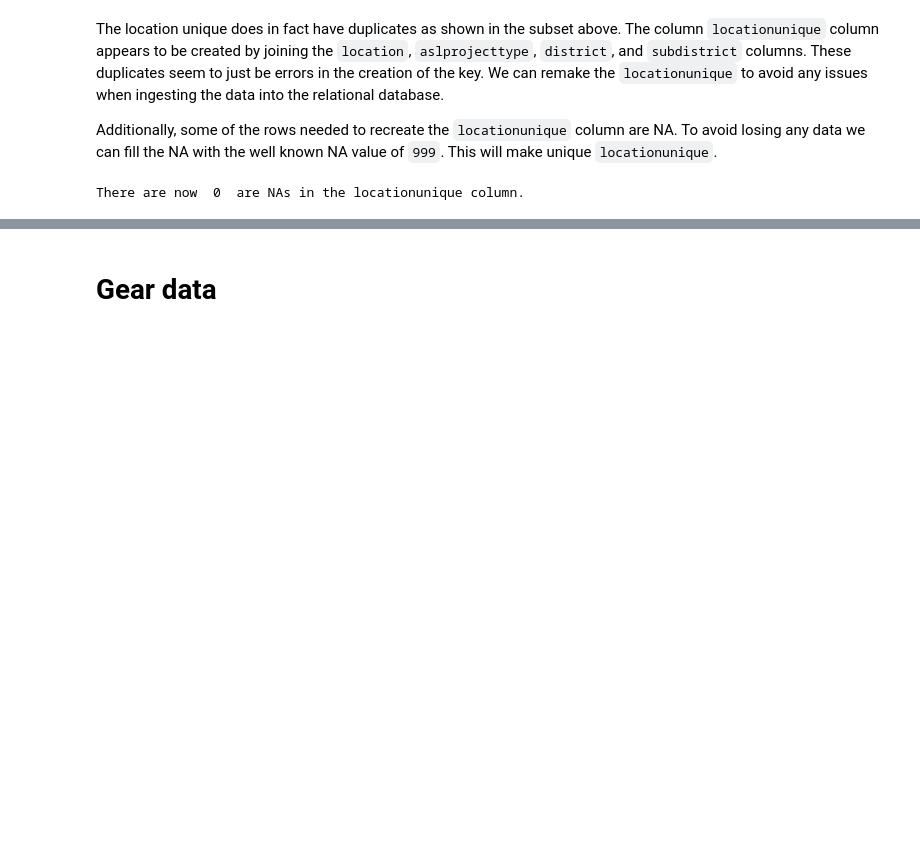
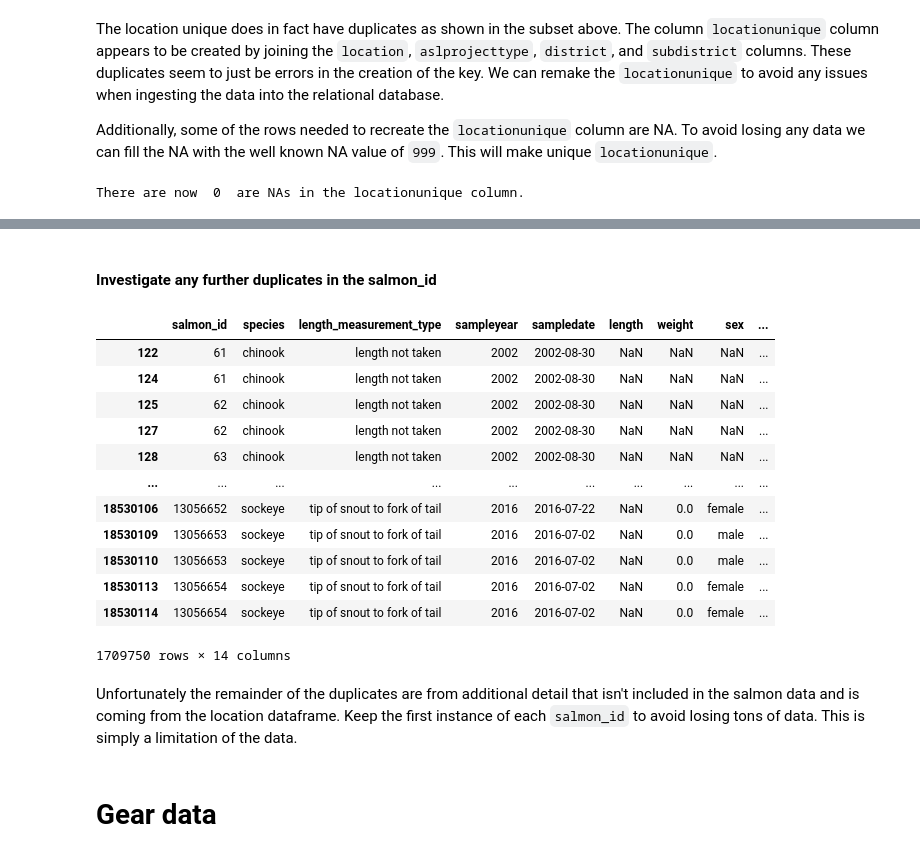
Before and after one commit to sofiiir/eds213-finalproject, a Jupyter notebook: alaska-salmon-master-cleaning.ipynb, the cells around one changed output, grey strips where cells are left out. Drawn from its saved outputs; the diff is of its cells as text; code cells hidden in the pictures; blank space fills up the shorter version.

```diff
--- a/alaska-salmon-master-cleaning.ipynb
+++ b/alaska-salmon-master-cleaning.ipynb
@@ -193,0 +334,28 @@ There are now  0  are NAs in the locationunique column.
+# %%
+# make all of the text for the gear column lower case
+salmon_data['gear'] = salmon_data['gear'].str.lower()
+# %%
+# keep only the rows where the right gear type is in the uniquelocation column
+salmon_data = salmon_data[salmon_data.apply(lambda row: isinstance(row['gear'], str) and row['gear'] in row['locationunique'], axis=1)]
+# %% [markdown]
+#### Investigate any further duplicates in the salmon_id
+# %%
+# view duplicates based on the salmon_id
+dup2_salmon = salmon_data[salmon_data.duplicated(subset = ['salmon_id'], keep = False)]
+dup2_salmon
+# %% [output]
+|  | salmon_id | species | length_measurement_type | sampleyear | sampledate | length | weight | sex | ... |
+| 122 | 61 | chinook | length not taken | 2002 | 2002-08-30 | NaN | NaN | NaN | ... |
+| 124 | 61 | chinook | length not taken | 2002 | 2002-08-30 | NaN | NaN | NaN | ... |
+| 125 | 62 | chinook | length not taken | 2002 | 2002-08-30 | NaN | NaN | NaN | ... |
+| 127 | 62 | chinook | length not taken | 2002 | 2002-08-30 | NaN | NaN | NaN | ... |
+| 128 | 63 | chinook | length not taken | 2002 | 2002-08-30 | NaN | NaN | NaN | ... |
+| ... | ... | ... | ... | ... | ... | ... | ... | ... | ... |
+| 18530106 | 13056652 | sockeye | tip of snout to fork of tail | 2016 | 2016-07-22 | NaN | 0.0 | female | ... |
+| 18530109 | 13056653 | sockeye | tip of snout to fork of tail | 2016 | 2016-07-02 | NaN | 0.0 | male | ... |
+| 18530110 | 13056653 | sockeye | tip of snout to fork of tail | 2016 | 2016-07-02 | NaN | 0.0 | male | ... |
+| 18530113 | 13056654 | sockeye | tip of snout to fork of tail | 2016 | 2016-07-02 | NaN | 0.0 | female | ... |
+| 18530114 | 13056654 | sockeye | tip of snout to fork of tail | 2016 | 2016-07-02 | NaN | 0.0 | female | ... |
+1709750 rows × 14 columns
+# %% [markdown]
+Unfortunately the remainder of the duplicates are from additional detail that isn't included in the salmon data and is coming from the location dataframe. Keep the first instance of each `salmon_id` to avoid losing tons of data. This is simply a limitation of the data.
```
Also changed, not shown: parts of 60 cells of this notebook.
